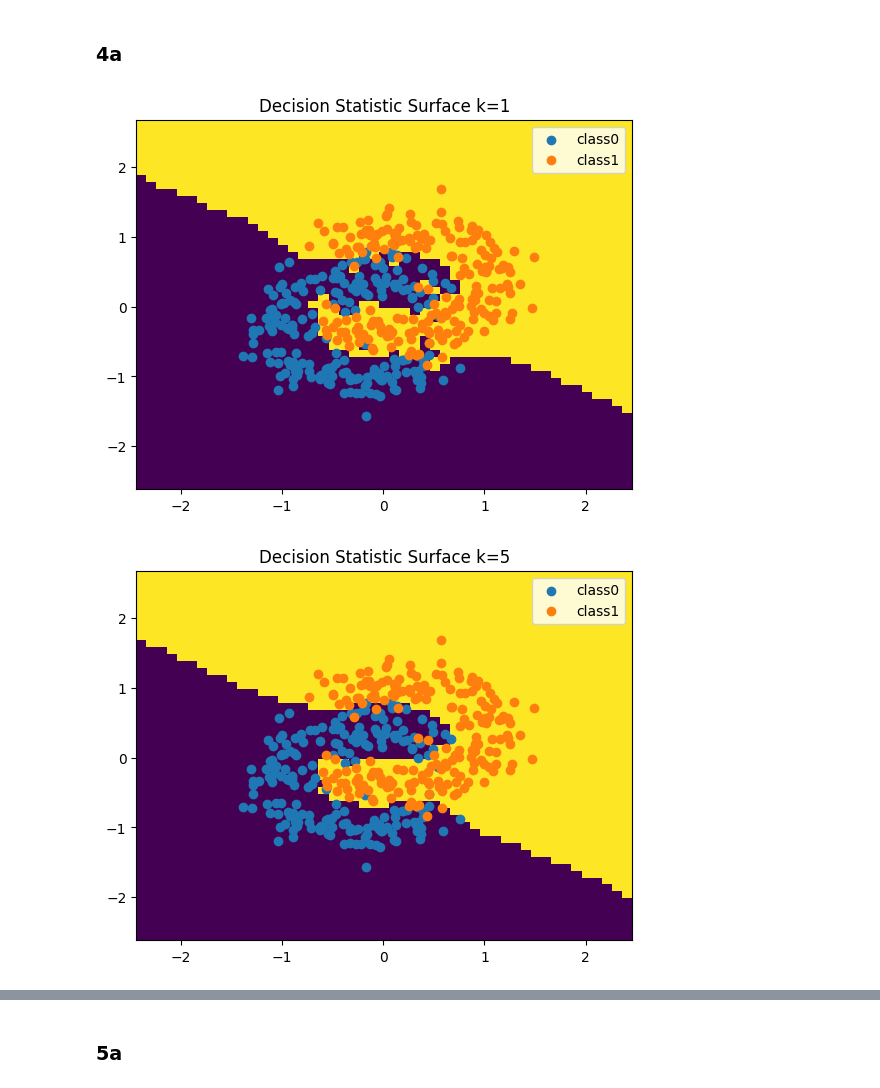
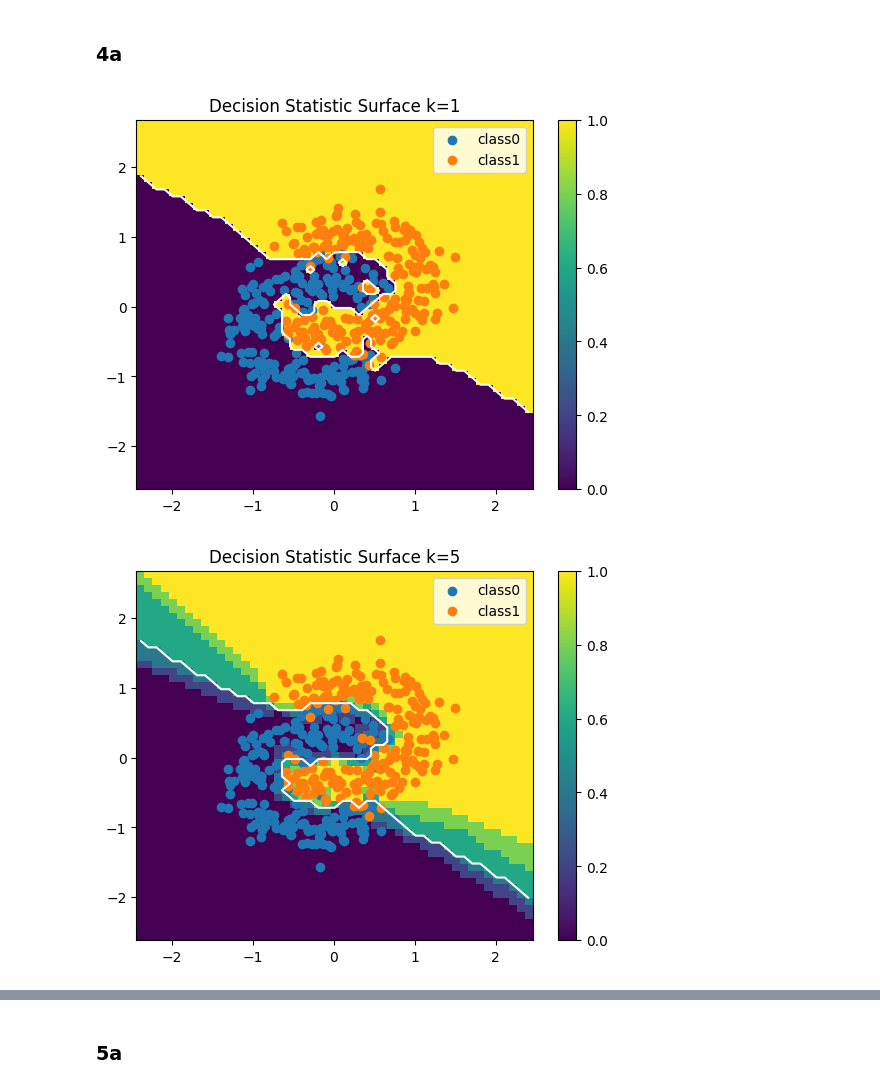
Before and after one commit to albertlyuan/ece-580, a Jupyter notebook: hw6.ipynb, the cells around one changed output, grey strips where cells are left out. Saved outputs shown, nothing was run; the diff lists cells and outputs as text; code cells hidden in the pictures.

Commit message:
added contour line

```diff
--- a/hw6.ipynb
+++ b/hw6.ipynb
@@ -121,30 +120,35 @@ As $k$ approaches 1, I expect that decision boundary to be very similar to the i
 # %%
 N = horseshoes.shape[0]
 Ks = [1,5,31, 91, N//2 -1, N-1]
 x = np.arange(np.min(horseshoes[:,1])-1, np.max(horseshoes[:,1])+1, 0.1)
 y = np.arange(np.min(horseshoes[:,2])-1, np.max(horseshoes[:,2])+1, 0.1)
 # print(np.min(horseshoes[:,1]), np.max(horseshoes[:,1]))
 xx,yy = np.meshgrid(x,y)
 
 def getDecisionStatSurface(k,data_x,data_y):
     model = KNeighborsClassifier(n_neighbors=k)
     model.fit(data_x,data_y)
-
-    decision_stats = model.predict(np.c_[xx.ravel(), yy.ravel()])
-    decision_stats = decision_stats.reshape(xx.shape)
-    return decision_stats
+    xygrid = np.c_[xx.ravel(), yy.ravel()]
+    decision_stats = model.predict_proba(xygrid)
+    majority = model.predict(xygrid).reshape(xx.shape)
+    return decision_stats, majority
 
 class0 = horseshoes[horseshoes[:,0]==0, :]
 class1 = horseshoes[horseshoes[:,0]==1, :]
 for k in Ks:
-    decision_stats = getDecisionStatSurface(k,horseshoes[:,1:3],horseshoes[:,0])
+    decision_stats, majority = getDecisionStatSurface(k,horseshoes[:,1:3],horseshoes[:,0])
     fig, ax = plt.subplots()
-    ax.pcolormesh(xx, yy, decision_stats)
+    for i in range(decision_stats.shape[1]):
+        im = ax.pcolormesh(xx, yy, decision_stats[:,i].reshape(xx.shape))
+    fig.colorbar(im)
+    ax.contour(xx, yy, majority, levels=[0.5], label="Majority Vote Decision",colors="w")
+
     ax.scatter(class0[:,1],class0[:,2], label="class0")
     ax.scatter(class1[:,1],class1[:,2], label="class1")
     ax.legend()
     ax.set_title(f"Decision Statistic Surface k={k}")
     plt.show()
+    # break
 # %% [output]
-[figure, old version]
+[figure, new version]
-[figure, old version]
+[figure, new version]
```
Also changed, not shown: parts of 4 cells of this notebook, 7 other files.
